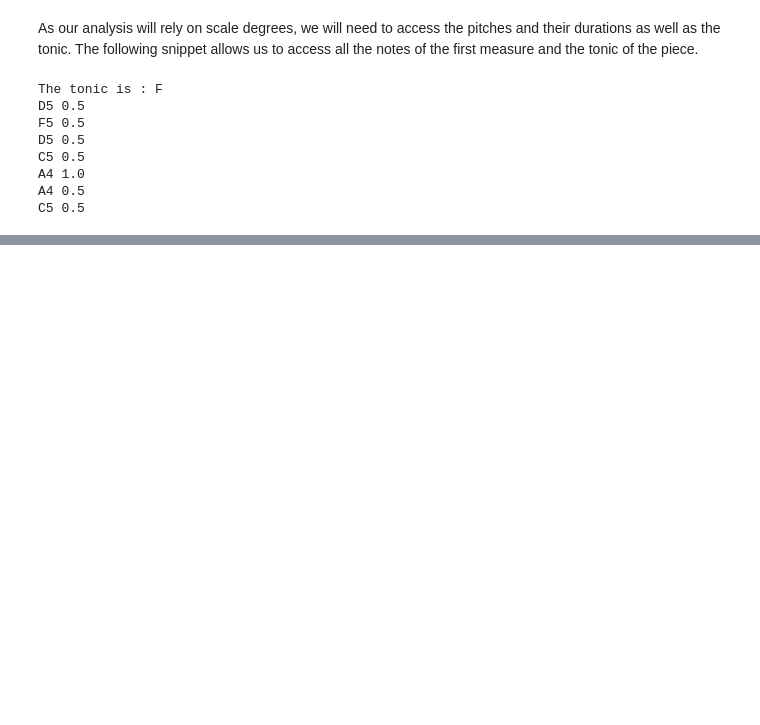
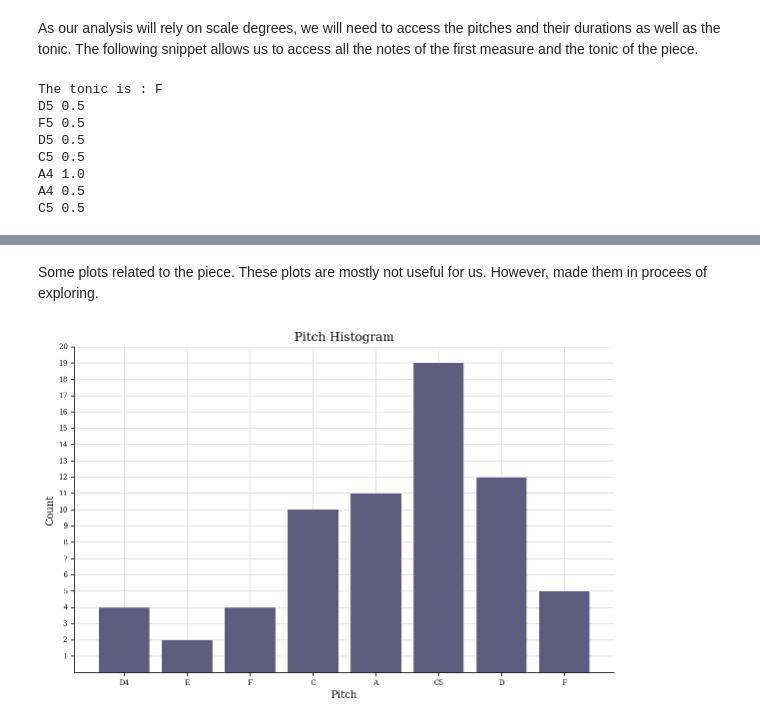
Before and after one commit to ravinitheshreddy/Digital-Musicology-Project, a Jupyter notebook: milestone2.ipynb, the cells around one changed output, grey strips where cells are left out. Cells and saved outputs as stored; diff of their text form; code cells hidden in the pictures; blank space fills up the shorter version.

Commit message:
added metadata plots

```diff
--- a/milestone2.ipynb
+++ b/milestone2.ipynb
@@ -60,0 +108,6 @@ C5 0.5
+# %% [markdown]
+Some plots related to the piece. These plots are mostly not useful for us. However, made them in procees of exploring.
+# %%
+score.plot('histogram', 'pitch')
+# %% [output]
+[figure, added]
```
Also changed, not shown: parts of 48 cells of this notebook.
